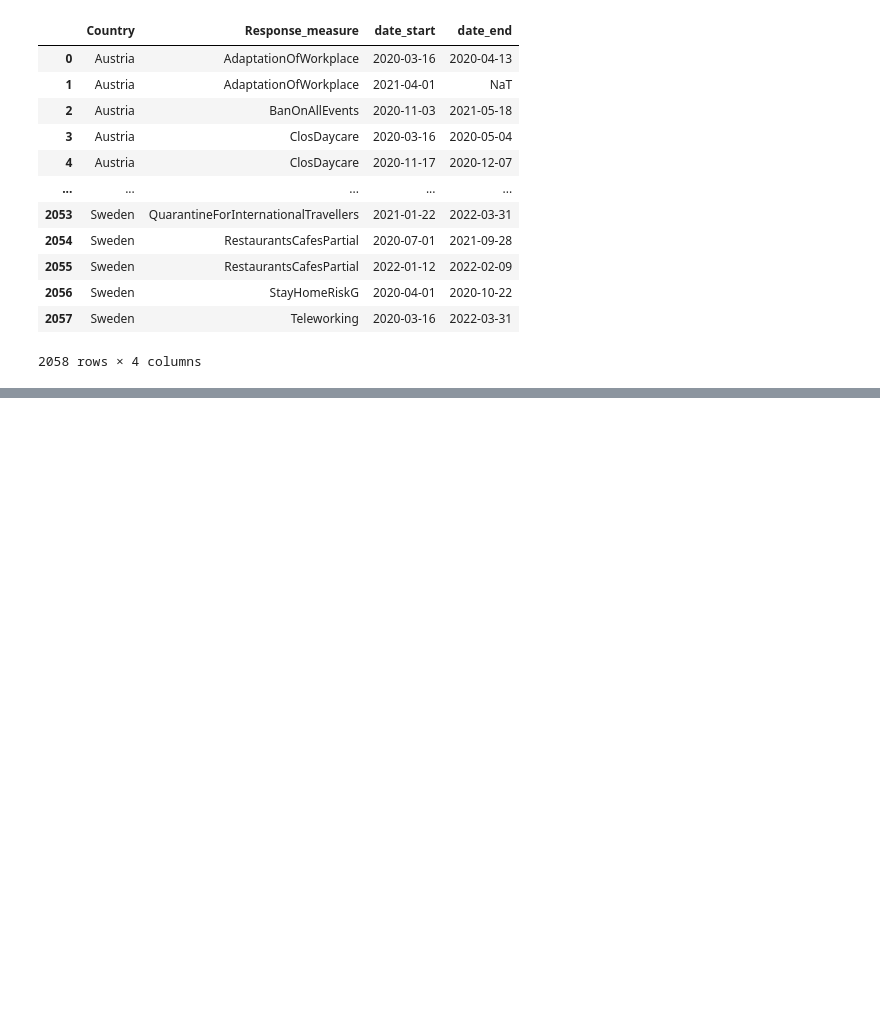
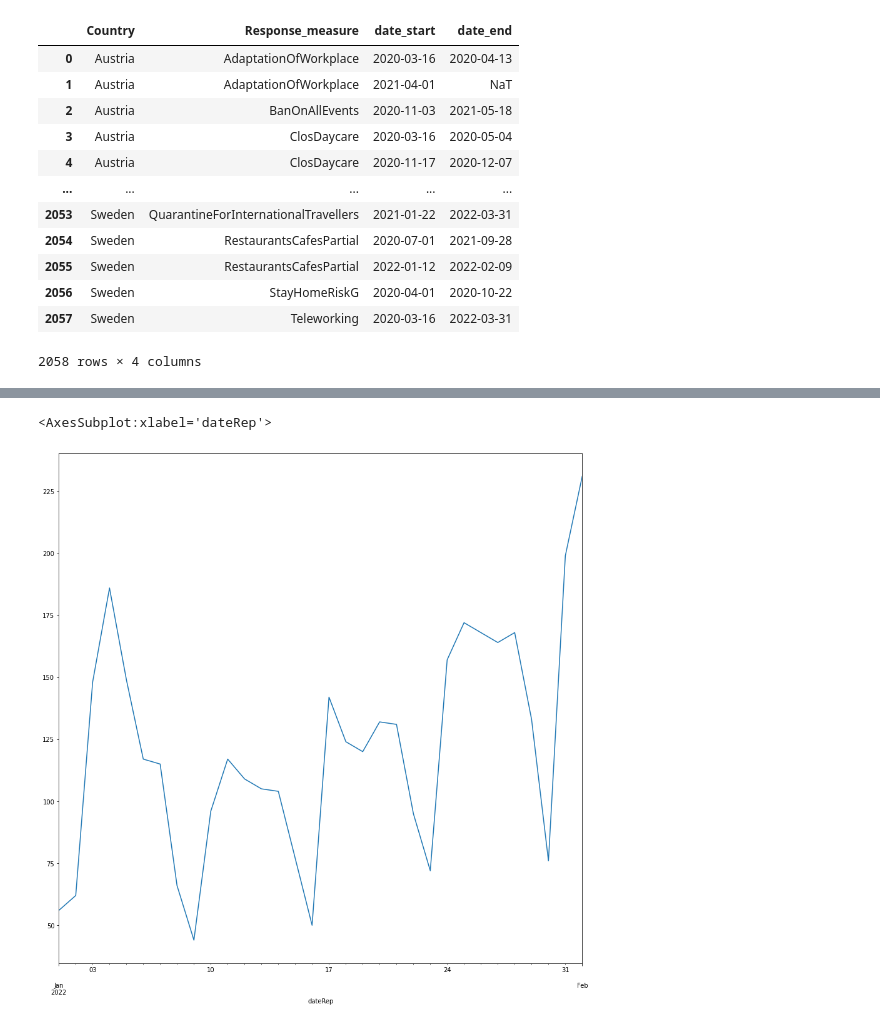
Before and after one commit to ciphersmaug/dst-project, a Jupyter notebook: project.ipynb, the cells around one changed output, grey strips where cells are left out. Drawn from its saved outputs; the diff is of its cells as text; code cells hidden in the pictures; blank space fills up the shorter version.

```diff
--- a/project.ipynb
+++ b/project.ipynb
@@ -62,0 +71,5 @@ dtype: object
+# %%
+deaths_df["Germany"]["2022-01-01":"2022-02-01"].plot(figsize=(15,15))
+# %% [output]
+<AxesSubplot:xlabel='dateRep'>
+[figure, added]
```
Also changed, not shown: parts of 4 cells of this notebook, 1 other file.
